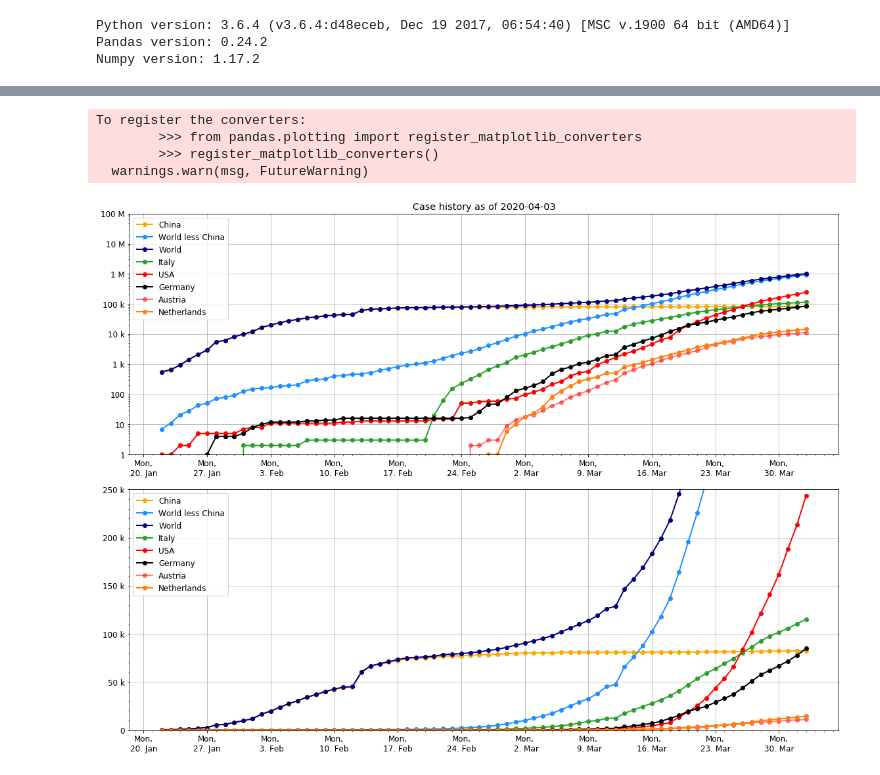
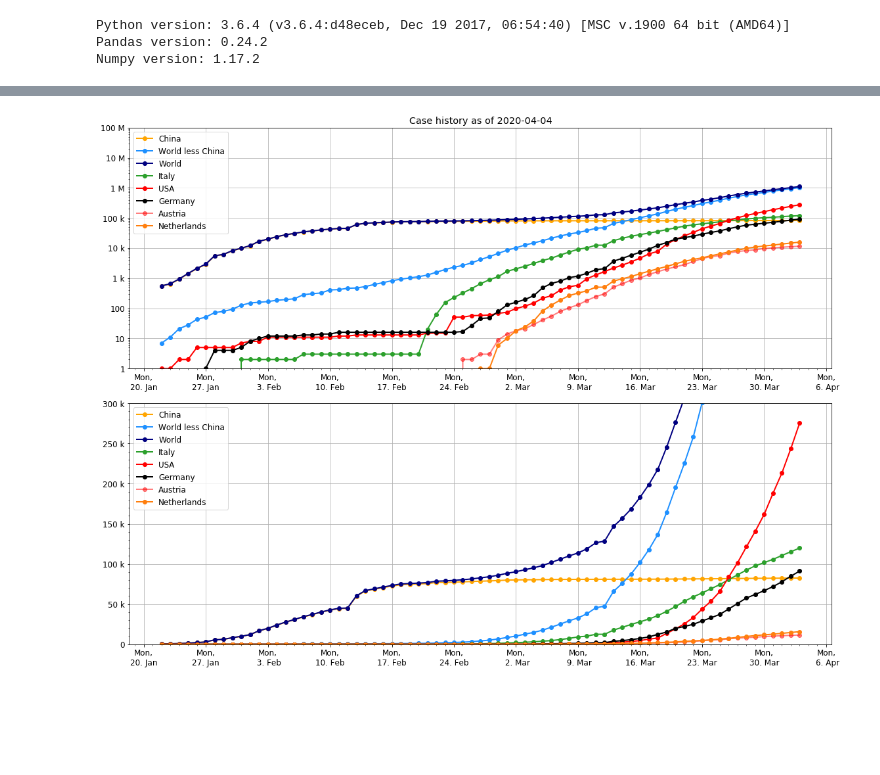
Before and after one commit to Maltev-git/Covid19-plots, a Jupyter notebook: Covid-19 predictions.ipynb, the cells around one changed output, grey strips where cells are left out. Saved outputs shown, nothing was run; the diff lists cells and outputs as text; code cells hidden in the pictures; blank space fills up the shorter version.

```diff
--- a/Covid-19 predictions.ipynb
+++ b/Covid-19 predictions.ipynb
@@ -220,39 +220,35 @@ ax.plot(data_df['World'], 'o-', label='World', **lc8)
 ax.plot(data_df['Italy'], 'o-', label='Italy', **lc3)
 ax.plot(data_df['US'], 'o-', label='USA', **lc2)
 ax.plot(data_df['Germany'], 'o-', label='Germany', **lc10)
 ax.plot(data_df['Austria'], 'o-', label='Austria', **lc2, alpha=0.5)
 ax.plot(data_df['Netherlands.3'], 'o-', label='Netherlands', **lc25)
 
 #ax.set_xlim(xmin, xmax)
-ax.set_ylim(0, 2.5e5)
+ax.set_ylim(0, 3e5)
 
 #ax.set_xlabel("x")
 #ax.set_ylabel("y")
 #ax.set_title("My")
 
 #ax.set_xscale('log')
 #ax.set_yscale('log')
 
 # general settings
 for ax in axes:
     ax.minorticks_on()
     ax.xaxis.set_major_locator(weeks)
     ax.xaxis.set_minor_locator(days)
     ax.xaxis.set_major_formatter(mdates.DateFormatter("%a,\n%e. %b"))
     ax.yaxis.set_major_formatter(EngFormatter(unit=''))
     ax.legend(loc='upper left') # fontsize='small'
     ax.grid(True)
 
 # show and save
 plt.tight_layout()
 plt.show()
 fig.savefig("plots/plot_covid19_timeseries_history.png")
 # %% [output]
-To register the converters:
-        >>> from pandas.plotting import register_matplotlib_converters
-        >>> register_matplotlib_converters()
-  warnings.warn(msg, FutureWarning)
-[figure, old version]
+[figure, new version]
 # %%
 # plot time series
 import matplotlib.dates as mdates
```
Also changed, not shown: parts of 9 cells of this notebook, 19 other files.
